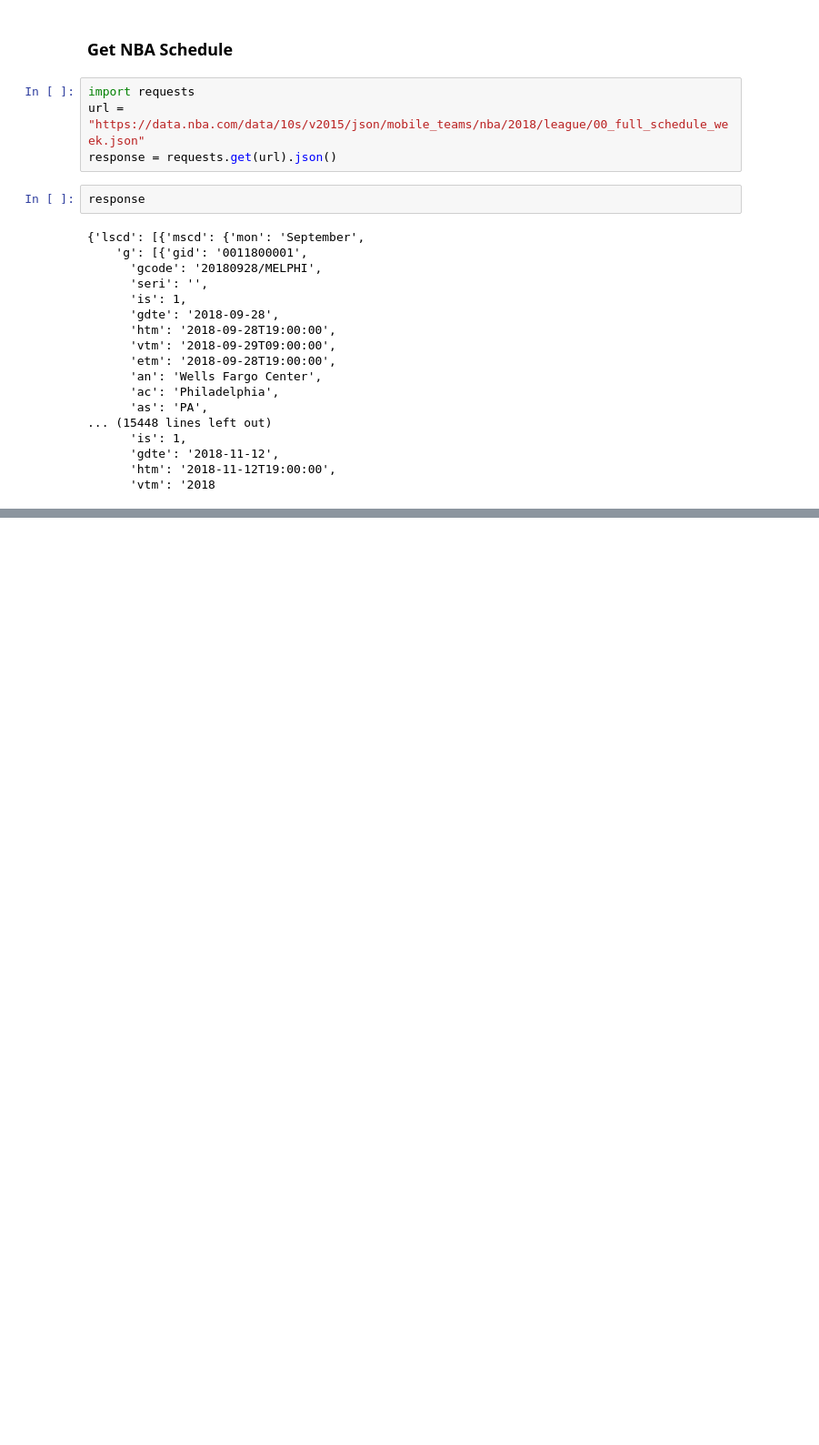
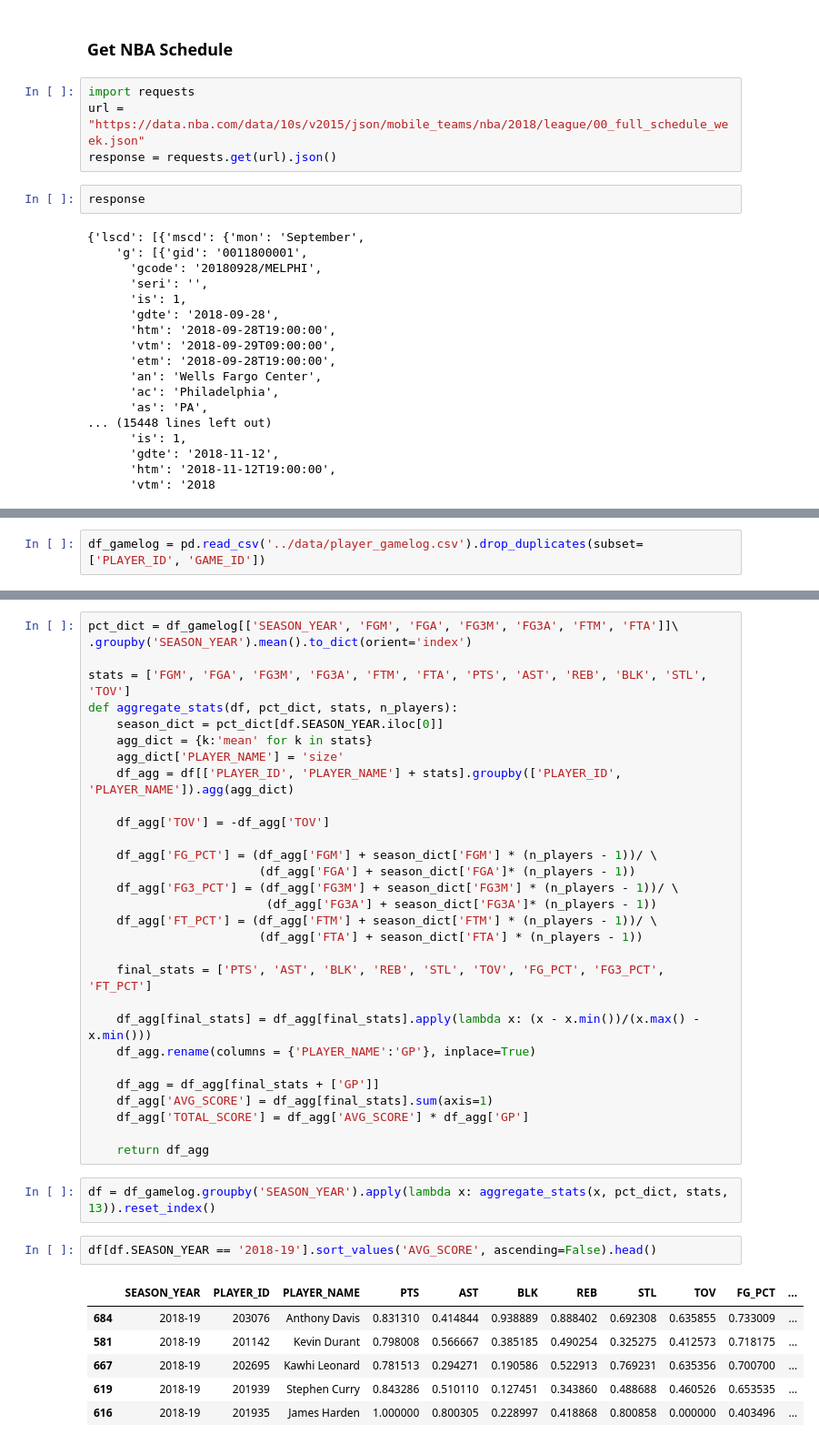
Before and after one commit to eddycurry/fantasybball, a Jupyter notebook: notebooks/test_yahoo_auth.ipynb, the cells around one changed output, grey strips where cells are left out. Shown at 91% size. Drawn from its saved outputs; the diff is of its cells as text; blank space fills up the shorter version.

Commit message:
added stat normalization to notebook

```diff
--- a/notebooks/test_yahoo_auth.ipynb
+++ b/notebooks/test_yahoo_auth.ipynb
@@ -188,0 +196,2 @@ response
+# %%
+df_gamelog = pd.read_csv('../data/player_gamelog.csv').drop_duplicates(subset=['PLAYER_ID', 'GAME_ID'])
@@ -188,0 +222,41 @@ response
+# %%
+pct_dict = df_gamelog[['SEASON_YEAR', 'FGM', 'FGA', 'FG3M', 'FG3A', 'FTM', 'FTA']]\
+.groupby('SEASON_YEAR').mean().to_dict(orient='index')
+
+stats = ['FGM', 'FGA', 'FG3M', 'FG3A', 'FTM', 'FTA', 'PTS', 'AST', 'REB', 'BLK', 'STL', 'TOV']
+def aggregate_stats(df, pct_dict, stats, n_players):
+    season_dict = pct_dict[df.SEASON_YEAR.iloc[0]]
+    agg_dict = {k:'mean' for k in stats}
+    agg_dict['PLAYER_NAME'] = 'size'
+    df_agg = df[['PLAYER_ID', 'PLAYER_NAME'] + stats].groupby(['PLAYER_ID', 'PLAYER_NAME']).agg(agg_dict)
+
+    df_agg['TOV'] = -df_agg['TOV']
+
+    df_agg['FG_PCT'] = (df_agg['FGM'] + season_dict['FGM'] * (n_players - 1))/ \
+                        (df_agg['FGA'] + season_dict['FGA']* (n_players - 1))
+    df_agg['FG3_PCT'] = (df_agg['FG3M'] + season_dict['FG3M'] * (n_players - 1))/ \
+                         (df_agg['FG3A'] + season_dict['FG3A']* (n_players - 1))
+    df_agg['FT_PCT'] = (df_agg['FTM'] + season_dict['FTM'] * (n_players - 1))/ \
+                        (df_agg['FTA'] + season_dict['FTA'] * (n_players - 1))
+
+    final_stats = ['PTS', 'AST', 'BLK', 'REB', 'STL', 'TOV', 'FG_PCT', 'FG3_PCT', 'FT_PCT']
+
+    df_agg[final_stats] = df_agg[final_stats].apply(lambda x: (x - x.min())/(x.max() - x.min()))
+    df_agg.rename(columns = {'PLAYER_NAME':'GP'}, inplace=True)
+
+    df_agg = df_agg[final_stats + ['GP']]
+    df_agg['AVG_SCORE'] = df_agg[final_stats].sum(axis=1)
+    df_agg['TOTAL_SCORE'] = df_agg['AVG_SCORE'] * df_agg['GP']
+
+    return df_agg
+# %%
+df = df_gamelog.groupby('SEASON_YEAR').apply(lambda x: aggregate_stats(x, pct_dict, stats, 13)).reset_index()
+# %%
+df[df.SEASON_YEAR == '2018-19'].sort_values('AVG_SCORE', ascending=False).head()
+# %% [output]
+|  | SEASON_YEAR | PLAYER_ID | PLAYER_NAME | PTS | AST | BLK | REB | STL | TOV | FG_PCT | ... |
+| 684 | 2018-19 | 203076 | Anthony Davis | 0.831310 | 0.414844 | 0.938889 | 0.888402 | 0.692308 | 0.635855 | 0.733009 | ... |
+| 581 | 2018-19 | 201142 | Kevin Durant | 0.798008 | 0.566667 | 0.385185 | 0.490254 | 0.325275 | 0.412573 | 0.718175 | ... |
+| 667 | 2018-19 | 202695 | Kawhi Leonard | 0.781513 | 0.294271 | 0.190586 | 0.522913 | 0.769231 | 0.635356 | 0.700700 | ... |
+| 619 | 2018-19 | 201939 | Stephen Curry | 0.843286 | 0.510110 | 0.127451 | 0.343860 | 0.488688 | 0.460526 | 0.653535 | ... |
+| 616 | 2018-19 | 201935 | James Harden | 1.000000 | 0.800305 | 0.228997 | 0.418868 | 0.800858 | 0.000000 | 0.403496 | ... |
```
Also changed, not shown: parts of 4 cells of this notebook, 3 other files.
